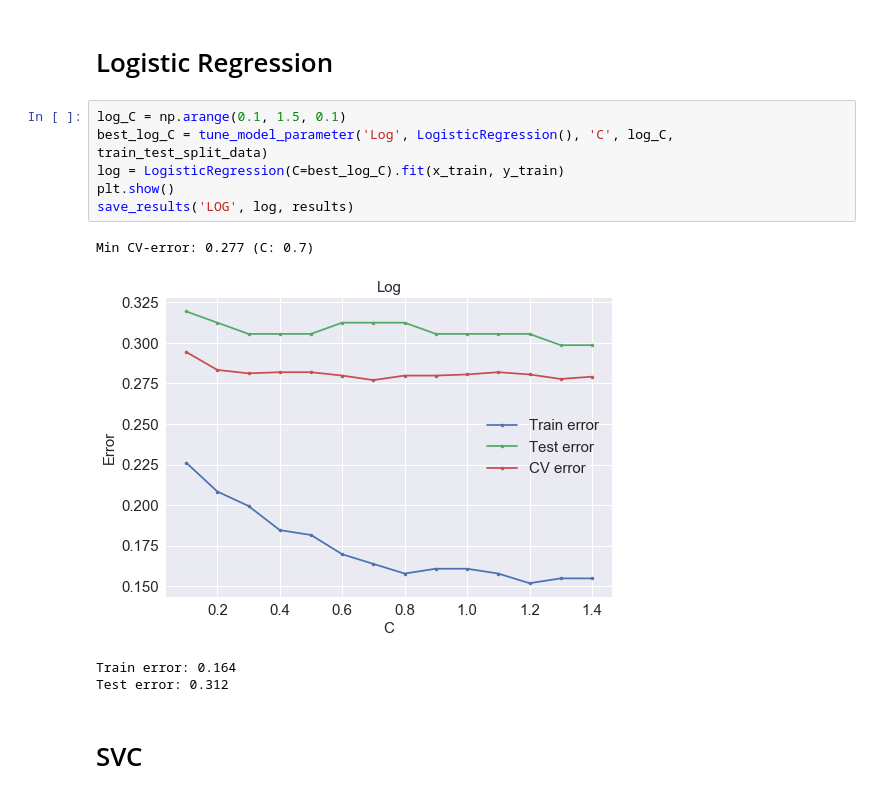
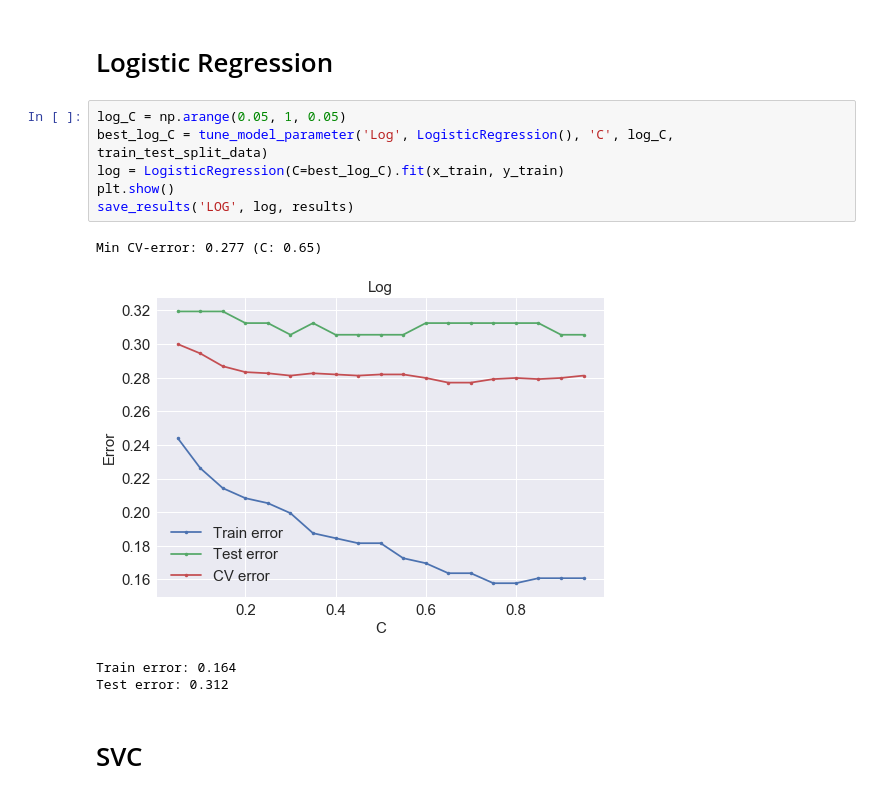
Before and after one commit to zaktan8/DataAnalysis, a Jupyter notebook: Lab1/Students.ipynb, the cells around one changed output. Drawn from its saved outputs; the diff is of its cells as text.

```diff
--- a/Lab1/Students.ipynb
+++ b/Lab1/Students.ipynb
@@ -492,14 +548,14 @@ Test error: 0.319
 # %% [markdown]
 # Logistic Regression
 # %%
-log_C = np.arange(0.1, 1.5, 0.1)
+log_C = np.arange(0.05, 1, 0.05)
 best_log_C = tune_model_parameter('Log', LogisticRegression(), 'C', log_C, train_test_split_data)
 log = LogisticRegression(C=best_log_C).fit(x_train, y_train)
 plt.show()
 save_results('LOG', log, results)
 # %% [output]
-Min CV-error: 0.277 (C: 0.7)
+Min CV-error: 0.277 (C: 0.65)
-[figure, old version]
+[figure, new version]
 Train error: 0.164
 Test error: 0.312
 # %% [markdown]
```
Also changed, not shown: parts of 97 cells of this notebook.
